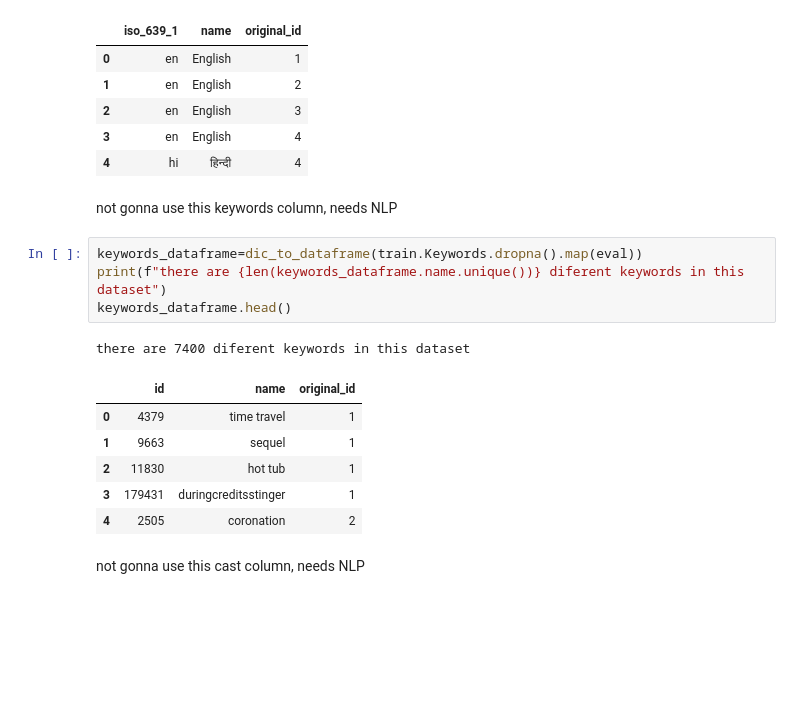
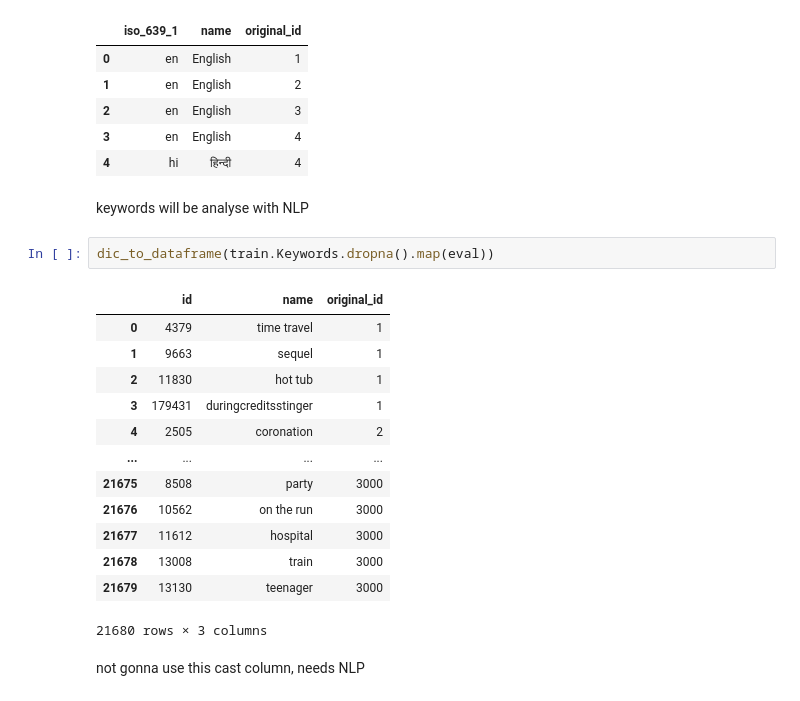
Before and after one commit to d0bando/Personal-Projects, a Jupyter notebook: Box_Office_Competition.ipynb, the cells around one changed output. Drawn from its saved outputs; the diff is of its cells as text; blank space fills up the shorter version.

```diff
--- a/Box_Office_Competition.ipynb
+++ b/Box_Office_Competition.ipynb
@@ -705,20 +782,24 @@ dic_to_dataframe(train.spoken_languages.dropna().map(eval)).head()
 | 2 | en | English | 3 |
 | 3 | en | English | 4 |
 | 4 | hi | हिन्दी | 4 |
-# %% [markdown]
-not gonna use this keywords column, needs NLP
-# %%
-keywords_dataframe=dic_to_dataframe(train.Keywords.dropna().map(eval))
-print(f"there are {len(keywords_dataframe.name.unique())} diferent keywords in this dataset")
-keywords_dataframe.head()
-# %% [output]
-there are 7400 diferent keywords in this dataset
-|  | id | name | original_id |
-| 0 | 4379 | time travel | 1 |
-| 1 | 9663 | sequel | 1 |
-| 2 | 11830 | hot tub | 1 |
-| 3 | 179431 | duringcreditsstinger | 1 |
-| 4 | 2505 | coronation | 2 |
+# %% [markdown]
+keywords will be analyse with NLP
+# %%
+dic_to_dataframe(train.Keywords.dropna().map(eval))
+# %% [output]
+|  | id | name | original_id |
+| 0 | 4379 | time travel | 1 |
+| 1 | 9663 | sequel | 1 |
+| 2 | 11830 | hot tub | 1 |
+| 3 | 179431 | duringcreditsstinger | 1 |
+| 4 | 2505 | coronation | 2 |
+| ... | ... | ... | ... |
+| 21675 | 8508 | party | 3000 |
+| 21676 | 10562 | on the run | 3000 |
+| 21677 | 11612 | hospital | 3000 |
+| 21678 | 13008 | train | 3000 |
+| 21679 | 13130 | teenager | 3000 |
+21680 rows × 3 columns
 # %% [markdown]
 not gonna use this cast column, needs NLP
 # %%
```
Also changed, not shown: parts of 42 cells of this notebook.
